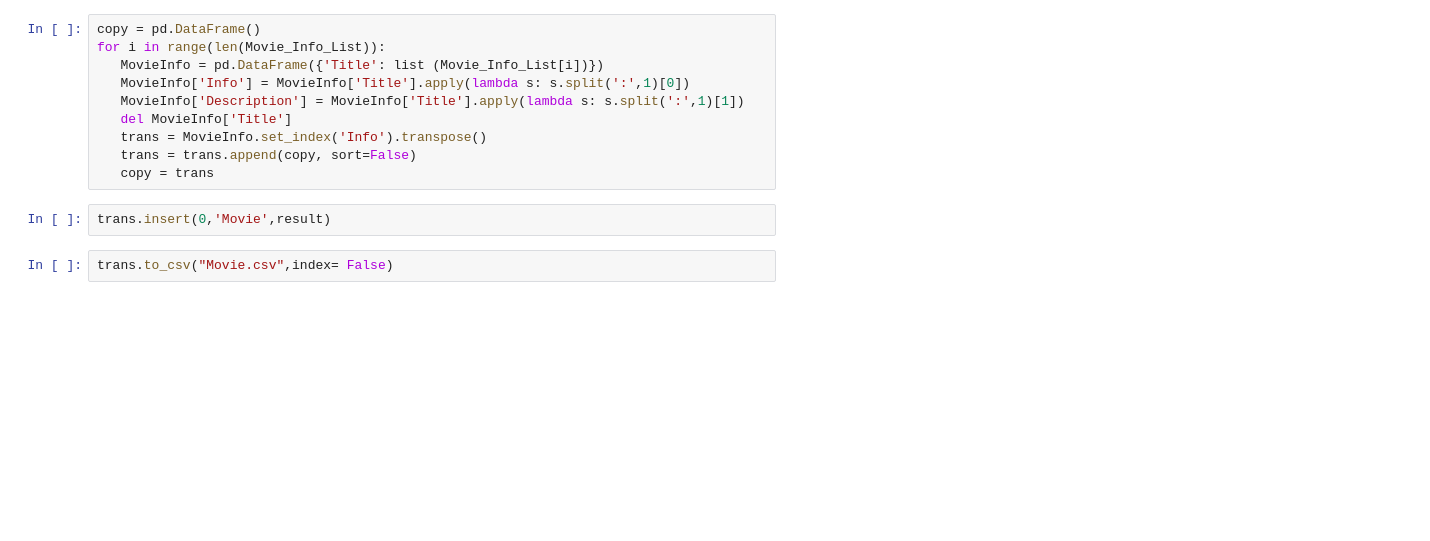
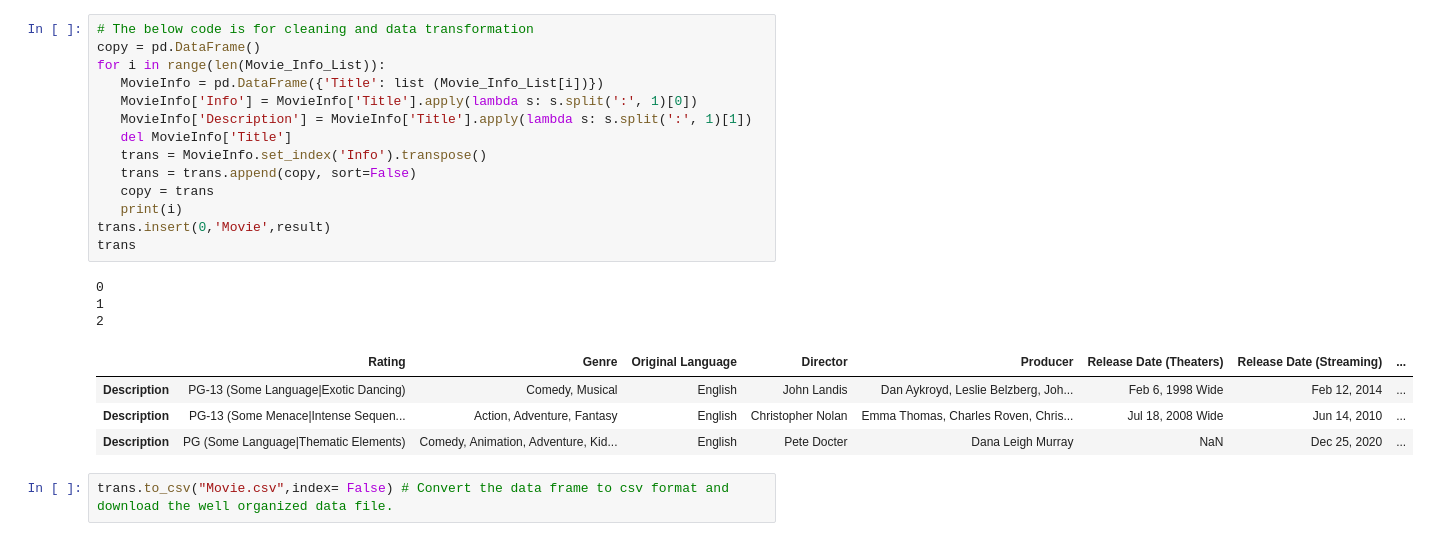
Before and after one commit to prithvikolla/Data_Science_Internship, a Jupyter notebook: Internship_MovieInfo.ipynb, the cells around one changed output. Drawn from its saved outputs; the diff is of its cells as text; blank space fills up the shorter version.

```diff
--- a/Internship_MovieInfo.ipynb
+++ b/Internship_MovieInfo.ipynb
@@ -85,14 +78,24 @@ result
 # %%
+# The below code is for cleaning and data transformation
 copy = pd.DataFrame()
 for i in range(len(Movie_Info_List)):
    MovieInfo = pd.DataFrame({'Title': list (Movie_Info_List[i])})
-   MovieInfo['Info'] = MovieInfo['Title'].apply(lambda s: s.split(':',1)[0])
-   MovieInfo['Description'] = MovieInfo['Title'].apply(lambda s: s.split(':',1)[1])
+   MovieInfo['Info'] = MovieInfo['Title'].apply(lambda s: s.split(':', 1)[0])
+   MovieInfo['Description'] = MovieInfo['Title'].apply(lambda s: s.split(':', 1)[1])
    del MovieInfo['Title']
    trans = MovieInfo.set_index('Info').transpose()
    trans = trans.append(copy, sort=False)
    copy = trans
+   print(i)
+trans.insert(0,'Movie',result)
+trans
+# %% [output]
+0
+1
+2
+|  | Rating | Genre | Original Language | Director | Producer | Release Date (Theaters) | Release Date (Streaming) | ... |
+| Description | PG-13 (Some Language|Exotic Dancing) | Comedy, Musical | English | John Landis | Dan Aykroyd, Leslie Belzberg, Joh... | Feb 6, 1998 Wide | Feb 12, 2014 | ... |
+| Description | PG-13 (Some Menace|Intense Sequen... | Action, Adventure, Fantasy | English | Christopher Nolan | Emma Thomas, Charles Roven, Chris... | Jul 18, 2008 Wide | Jun 14, 2010 | ... |
+| Description | PG (Some Language|Thematic Elements) | Comedy, Animation, Adventure, Kid... | English | Pete Docter | Dana Leigh Murray | NaN | Dec 25, 2020 | ... |
-# %%
-trans.insert(0,'Movie',result)
 # %%
-trans.to_csv("Movie.csv",index= False)
+trans.to_csv("Movie.csv",index= False) # Convert the data frame to csv format and download the well organized data file.
```
Also changed, not shown: parts of 3 cells of this notebook.
